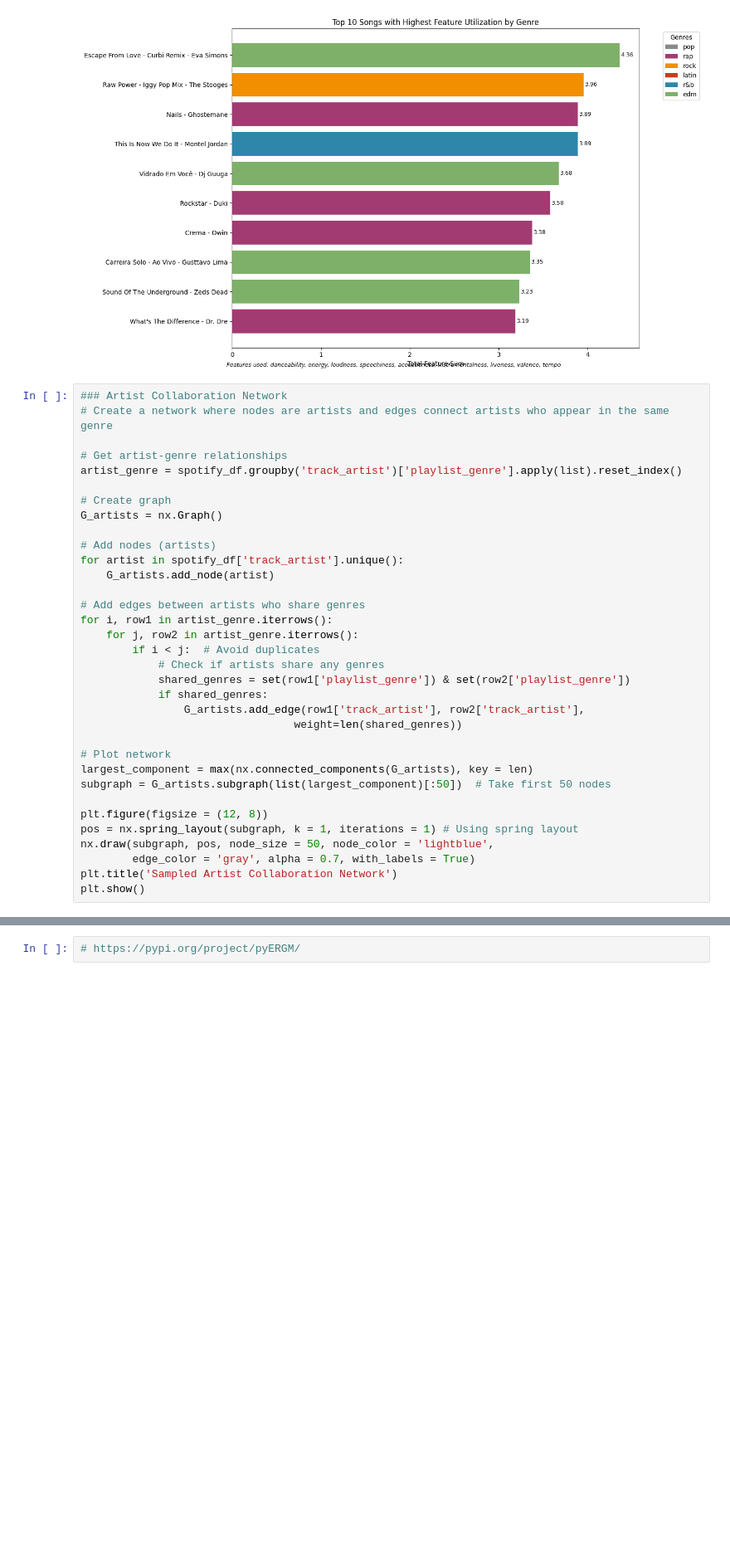
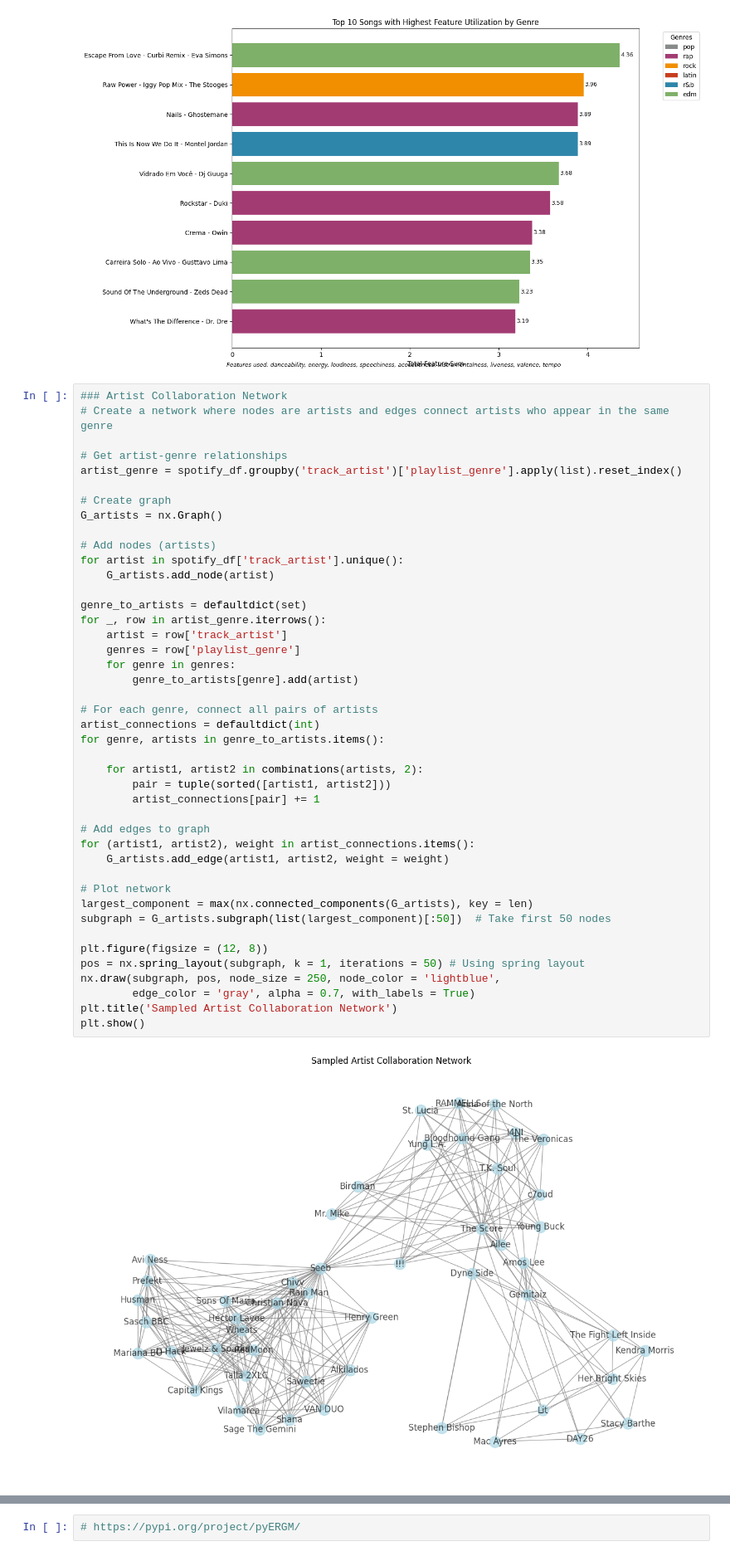
Before and after one commit to nhemauer/GNN-Spotify-Recommender, a Jupyter notebook: spotify_visualizations.ipynb, the cells around one changed output, grey strips where cells are left out. Shown at 83% size. Cells and saved outputs as stored; diff of their text form; blank space fills up the shorter version.

```diff
--- a/spotify_visualizations.ipynb
+++ b/spotify_visualizations.ipynb
@@ -175,34 +177,45 @@ plt.show()
 # %%
 ### Artist Collaboration Network
 # Create a network where nodes are artists and edges connect artists who appear in the same genre
 
 # Get artist-genre relationships
 artist_genre = spotify_df.groupby('track_artist')['playlist_genre'].apply(list).reset_index()
 
 # Create graph
 G_artists = nx.Graph()
 
 # Add nodes (artists)
 for artist in spotify_df['track_artist'].unique():
     G_artists.add_node(artist)
 
-# Add edges between artists who share genres
-for i, row1 in artist_genre.iterrows():
-    for j, row2 in artist_genre.iterrows():
-        if i < j:  # Avoid duplicates
-            # Check if artists share any genres
-            shared_genres = set(row1['playlist_genre']) & set(row2['playlist_genre'])
-            if shared_genres:
-                G_artists.add_edge(row1['track_artist'], row2['track_artist'],
-                                 weight=len(shared_genres))
+genre_to_artists = defaultdict(set)
+for _, row in artist_genre.iterrows():
+    artist = row['track_artist']
+    genres = row['playlist_genre']
+    for genre in genres:
+        genre_to_artists[genre].add(artist)
+
+# For each genre, connect all pairs of artists
+artist_connections = defaultdict(int)
+for genre, artists in genre_to_artists.items():
+
+    for artist1, artist2 in combinations(artists, 2):
+        pair = tuple(sorted([artist1, artist2]))
+        artist_connections[pair] += 1
+
+# Add edges to graph
+for (artist1, artist2), weight in artist_connections.items():
+    G_artists.add_edge(artist1, artist2, weight = weight)
 
 # Plot network
 largest_component = max(nx.connected_components(G_artists), key = len)
 subgraph = G_artists.subgraph(list(largest_component)[:50])  # Take first 50 nodes
 
 plt.figure(figsize = (12, 8))
-pos = nx.spring_layout(subgraph, k = 1, iterations = 1) # Using spring layout
-nx.draw(subgraph, pos, node_size = 50, node_color = 'lightblue',
+pos = nx.spring_layout(subgraph, k = 1, iterations = 50) # Using spring layout
+nx.draw(subgraph, pos, node_size = 250, node_color = 'lightblue',
         edge_color = 'gray', alpha = 0.7, with_labels = True)
 plt.title('Sampled Artist Collaboration Network')
 plt.show()
+# %% [output]
+[figure, added]
```
Also changed, not shown: parts of 2 cells of this notebook.
